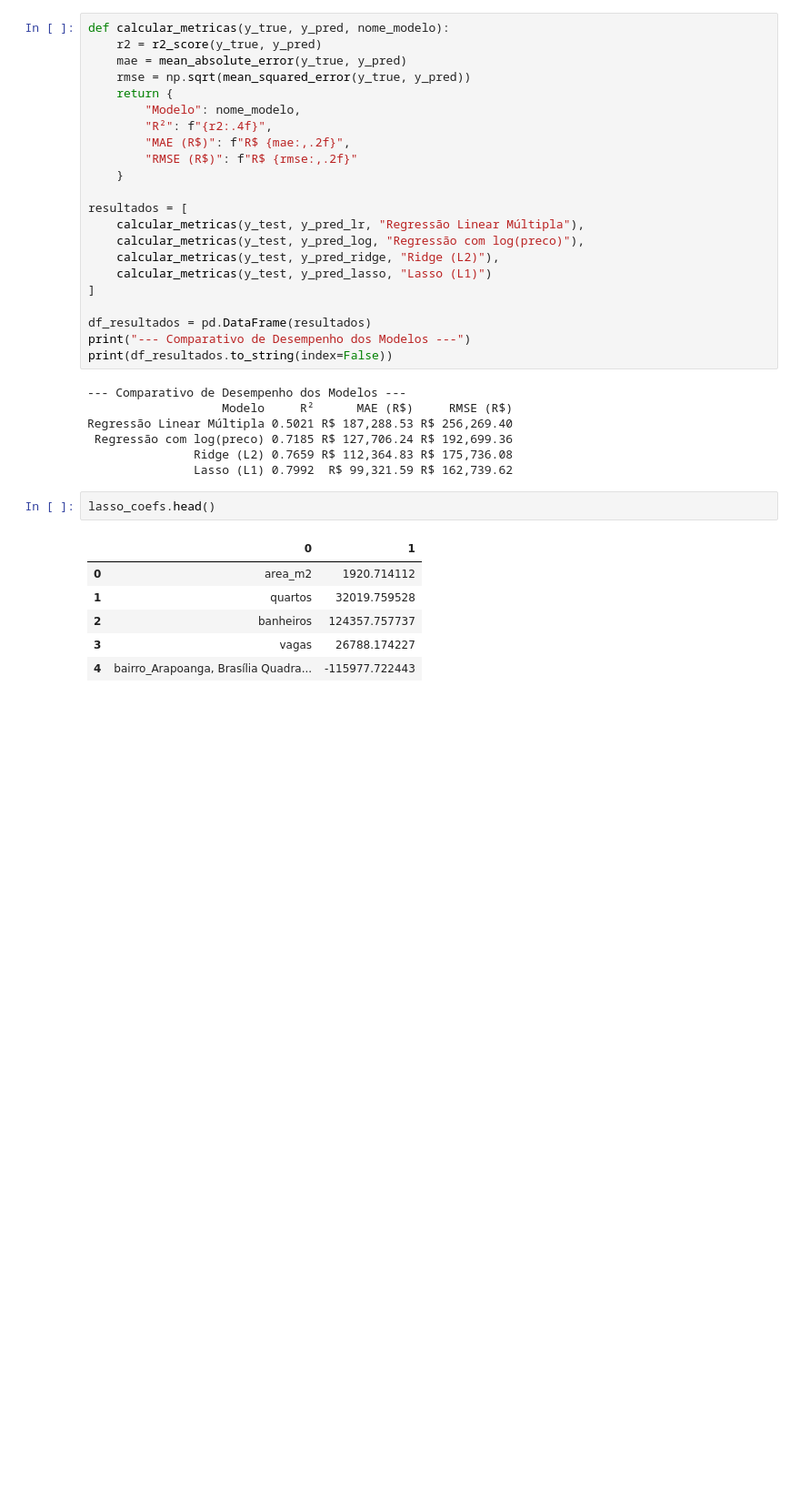
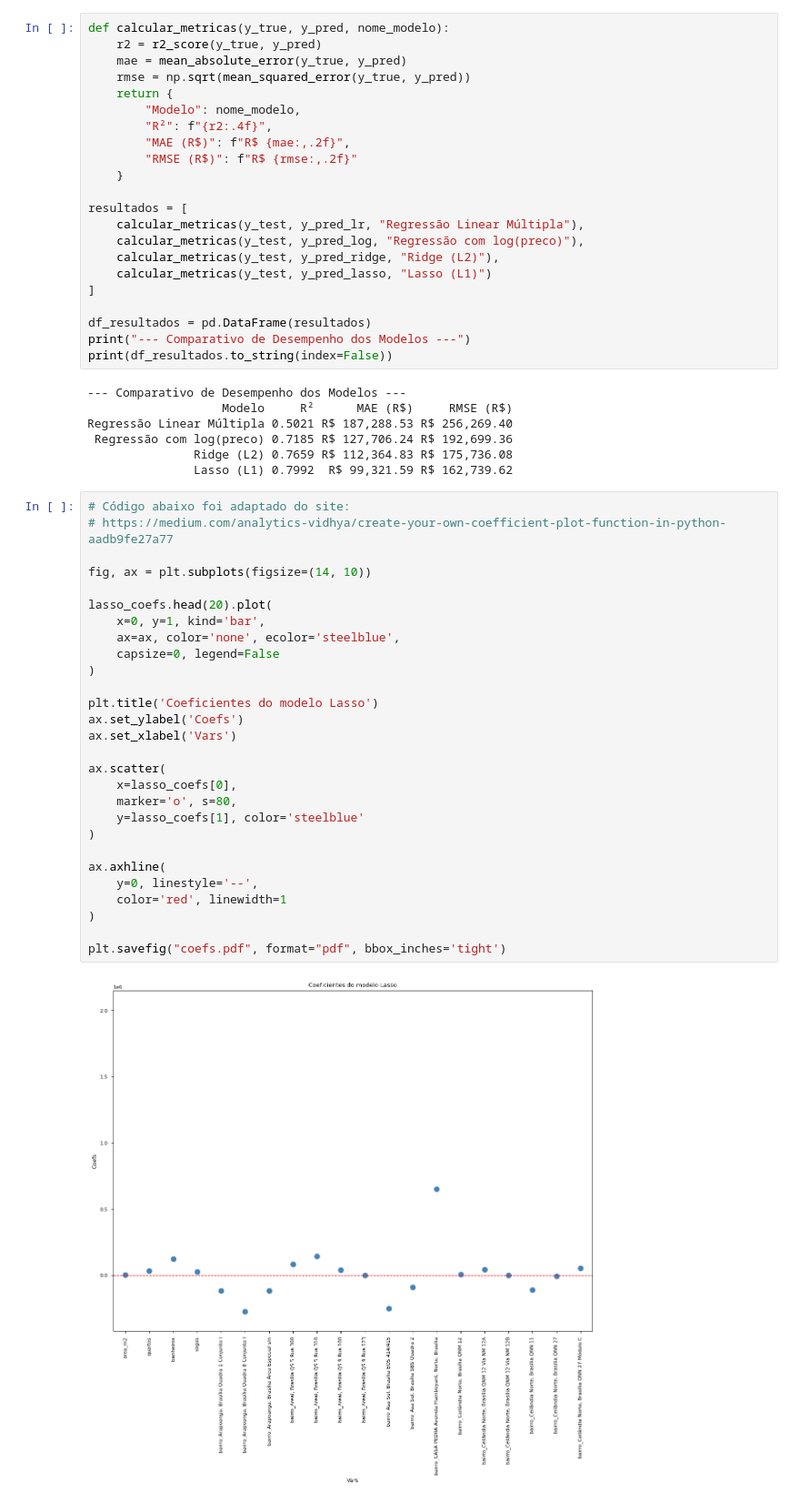
Before and after one commit to Killjoybr/av01-ciencia-dados, a Jupyter notebook: av01.ipynb, the cells around one changed output. Shown at 91% size. Saved outputs shown, nothing was run; the diff lists cells and outputs as text; blank space fills up the shorter version.

Commit message:
add lasso coefs

```diff
--- a/av01.ipynb
+++ b/av01.ipynb
@@ -176,12 +176,33 @@ Regressão Linear Múltipla 0.5021 R$ 187,288.53 R$ 256,269.40
  Regressão com log(preco) 0.7185 R$ 127,706.24 R$ 192,699.36
                Ridge (L2) 0.7659 R$ 112,364.83 R$ 175,736.08
                Lasso (L1) 0.7992  R$ 99,321.59 R$ 162,739.62
-# %%
-lasso_coefs.head()
-# %% [output]
-|  | 0 | 1 |
-| 0 | area_m2 | 1920.714112 |
-| 1 | quartos | 32019.759528 |
-| 2 | banheiros | 124357.757737 |
-| 3 | vagas | 26788.174227 |
-| 4 | bairro_Arapoanga, Brasília Quadra... | -115977.722443 |
+# %%
+# Código abaixo foi adaptado do site:
+# https://medium.com/analytics-vidhya/create-your-own-coefficient-plot-function-in-python-aadb9fe27a77
+
+fig, ax = plt.subplots(figsize=(14, 10))
+
+lasso_coefs.head(20).plot(
+    x=0, y=1, kind='bar',
+    ax=ax, color='none', ecolor='steelblue',
+    capsize=0, legend=False
+)
+
+plt.title('Coeficientes do modelo Lasso')
+ax.set_ylabel('Coefs')
+ax.set_xlabel('Vars')
+
+ax.scatter(
+    x=lasso_coefs[0],
+    marker='o', s=80,
+    y=lasso_coefs[1], color='steelblue'
+)
+
+ax.axhline(
+    y=0, linestyle='--',
+    color='red', linewidth=1
+)
+
+plt.savefig("coefs.pdf", format="pdf", bbox_inches='tight')
+# %% [output]
+[figure, added]
```
